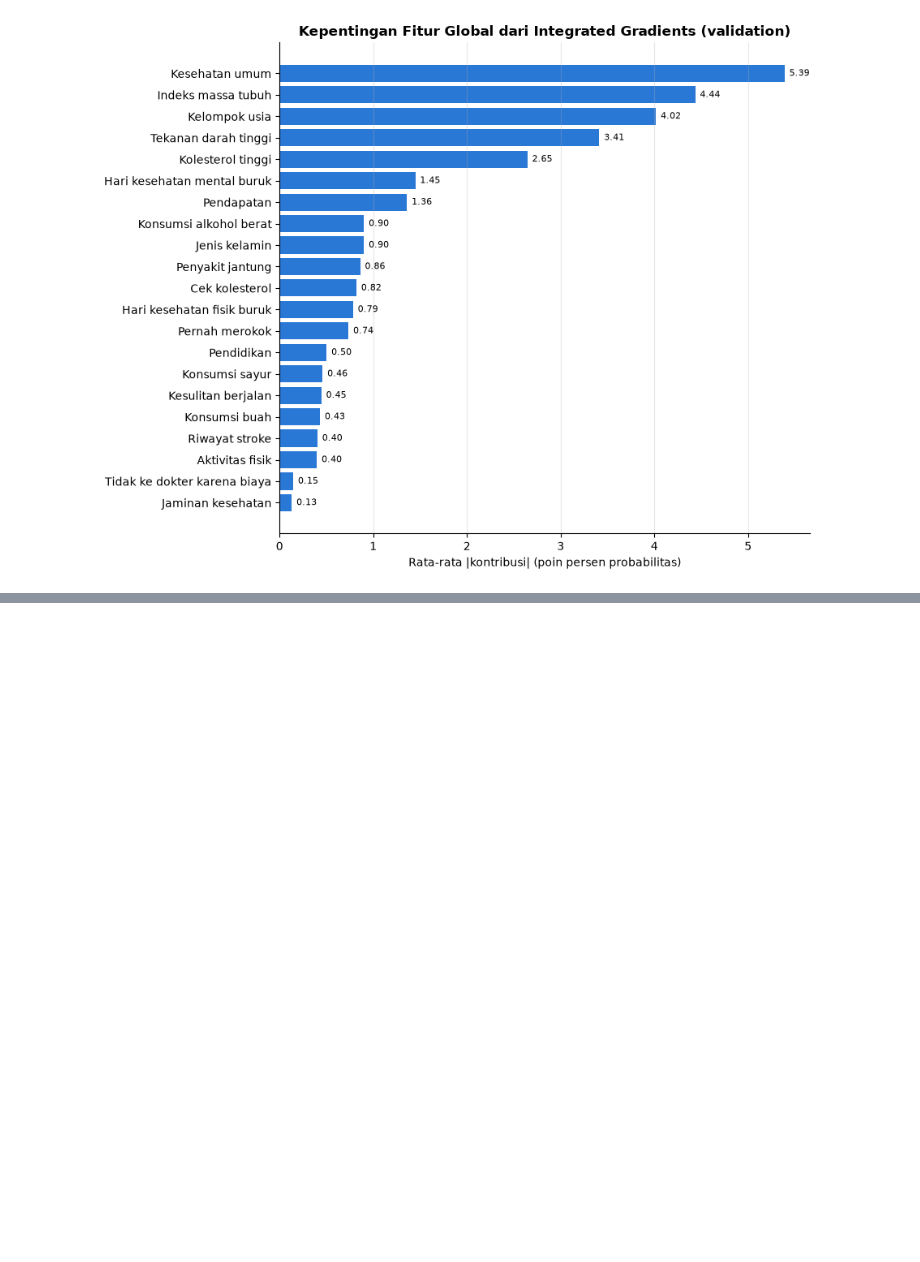
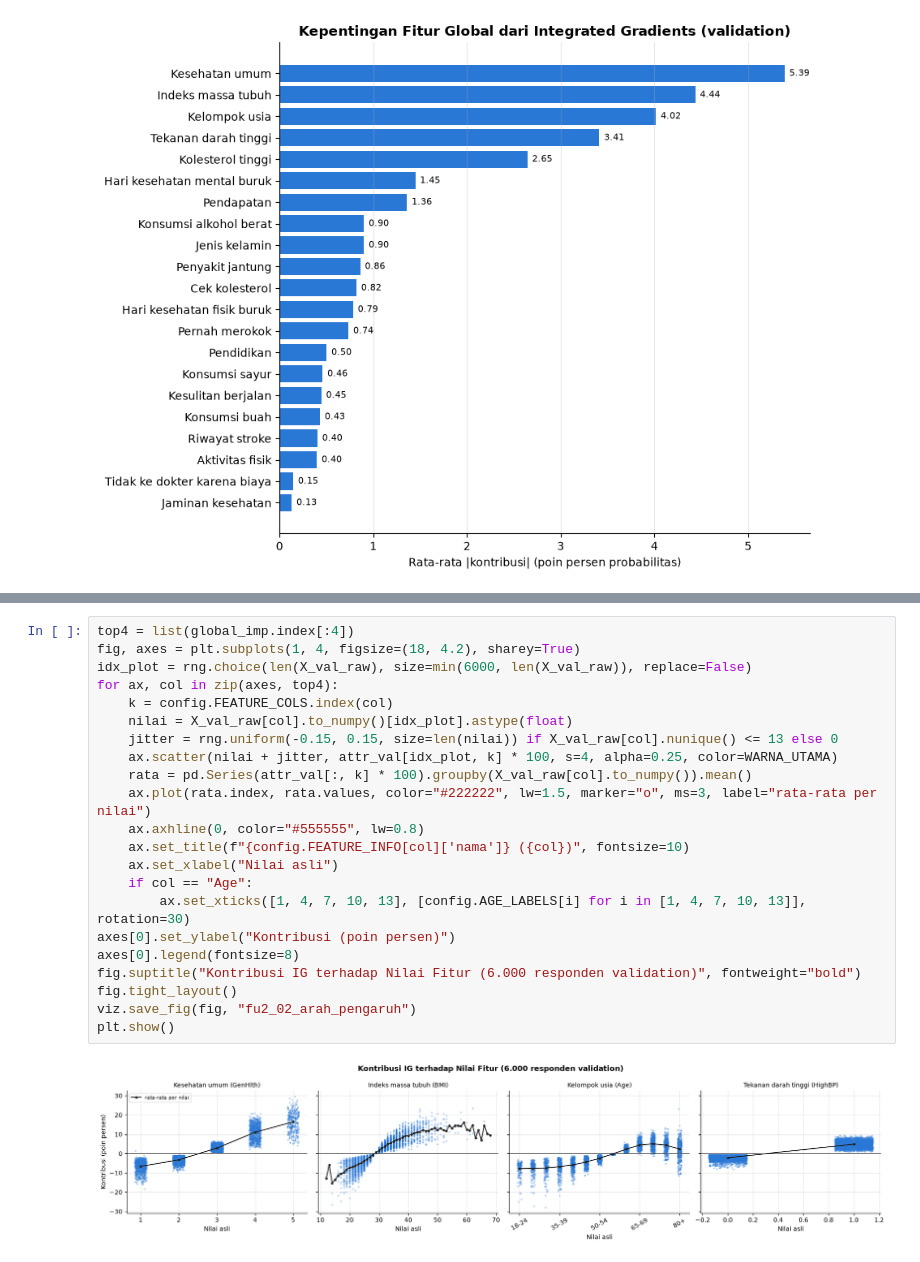
Before and after one commit to felix-malvin/mythos-diabetes-risk-mlp, a Jupyter notebook: notebooks/06_fitur_unik_explainability.ipynb, the cells around one changed output, grey strips where cells are left out. Saved outputs shown, nothing was run; the diff lists cells and outputs as text; blank space fills up the shorter version.

Commit message:
Fitur 2: Arah pengaruh dan interaksi antarfitur

```diff
--- a/notebooks/06_fitur_unik_explainability.ipynb
+++ b/notebooks/06_fitur_unik_explainability.ipynb
@@ -215,0 +229,24 @@ Korelasi peringkat IG dengan peringkat |spearman| EDA: 0.573
+# %%
+top4 = list(global_imp.index[:4])
+fig, axes = plt.subplots(1, 4, figsize=(18, 4.2), sharey=True)
+idx_plot = rng.choice(len(X_val_raw), size=min(6000, len(X_val_raw)), replace=False)
+for ax, col in zip(axes, top4):
+    k = config.FEATURE_COLS.index(col)
+    nilai = X_val_raw[col].to_numpy()[idx_plot].astype(float)
+    jitter = rng.uniform(-0.15, 0.15, size=len(nilai)) if X_val_raw[col].nunique() <= 13 else 0
+    ax.scatter(nilai + jitter, attr_val[idx_plot, k] * 100, s=4, alpha=0.25, color=WARNA_UTAMA)
+    rata = pd.Series(attr_val[:, k] * 100).groupby(X_val_raw[col].to_numpy()).mean()
+    ax.plot(rata.index, rata.values, color="#222222", lw=1.5, marker="o", ms=3, label="rata-rata per nilai")
+    ax.axhline(0, color="#555555", lw=0.8)
+    ax.set_title(f"{config.FEATURE_INFO[col]['nama']} ({col})", fontsize=10)
+    ax.set_xlabel("Nilai asli")
+    if col == "Age":
+        ax.set_xticks([1, 4, 7, 10, 13], [config.AGE_LABELS[i] for i in [1, 4, 7, 10, 13]], rotation=30)
+axes[0].set_ylabel("Kontribusi (poin persen)")
+axes[0].legend(fontsize=8)
+fig.suptitle("Kontribusi IG terhadap Nilai Fitur (6.000 responden validation)", fontweight="bold")
+fig.tight_layout()
+viz.save_fig(fig, "fu2_02_arah_pengaruh")
+plt.show()
+# %% [output]
+[figure, added]
```
Also changed, not shown: parts of 6 cells of this notebook, 2 other files.
